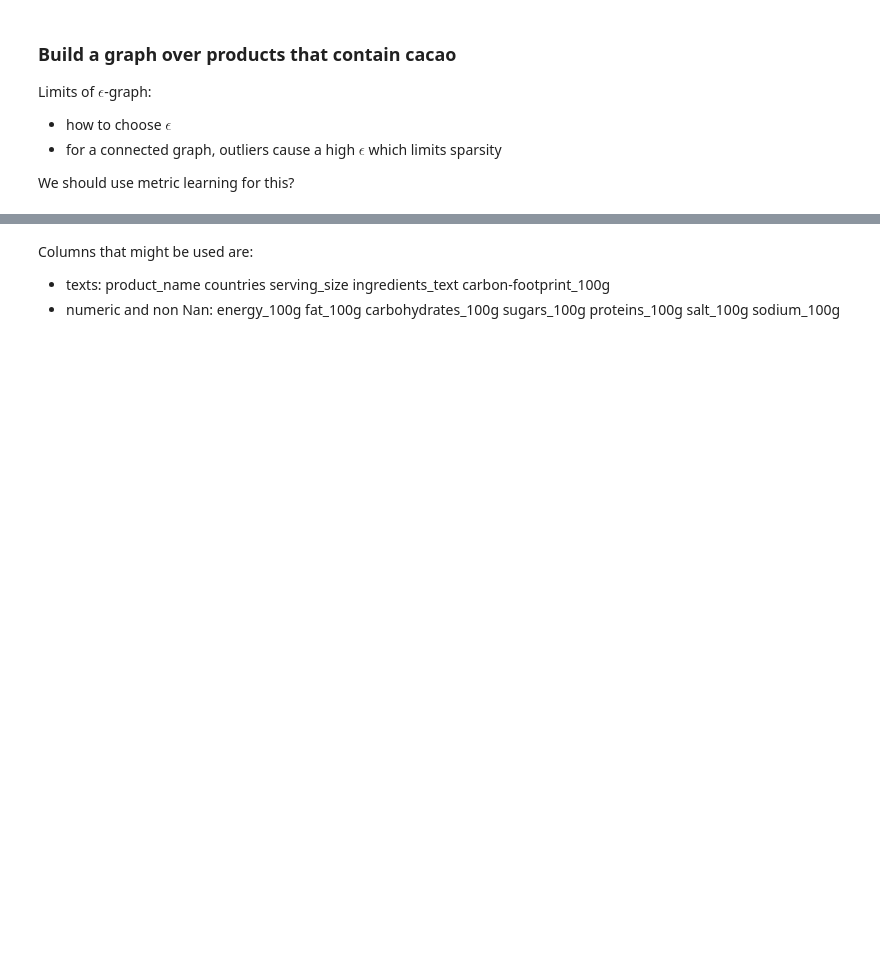
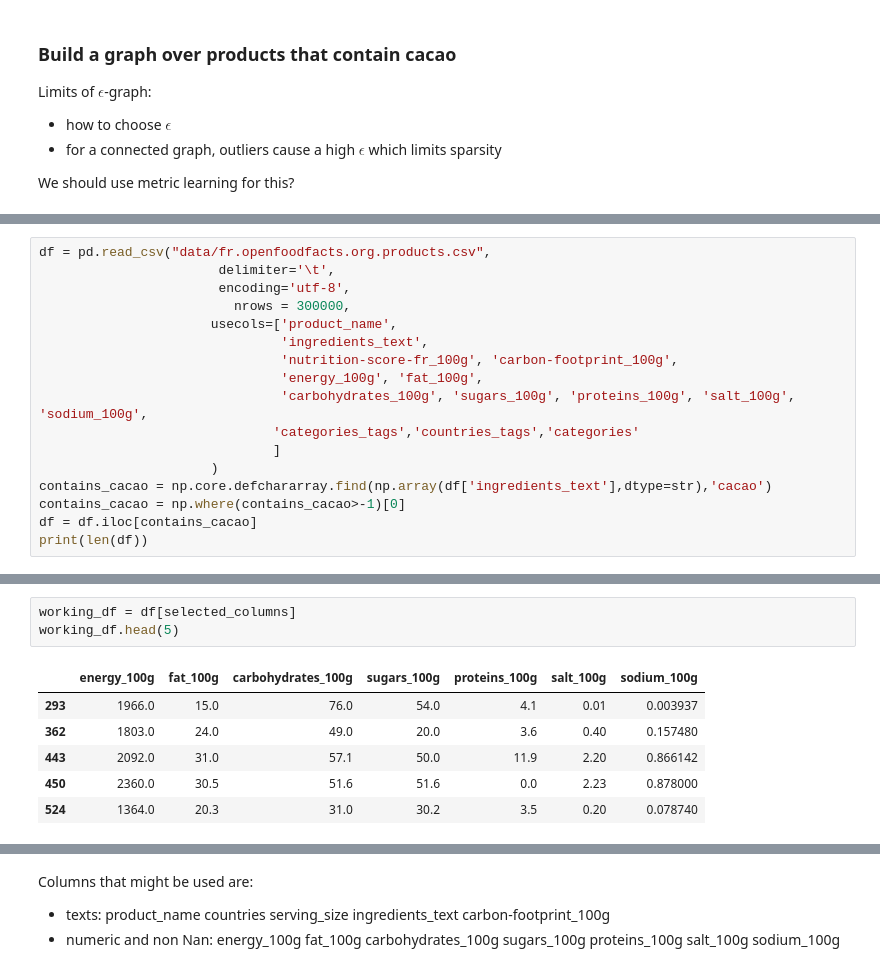
Before and after one commit to lgerrets/graphsml18-openfoodfacts, a Jupyter notebook: off-graphs.ipynb, the cells around one changed output, grey strips where cells are left out. Cells and saved outputs as stored; diff of their text form; blank space fills up the shorter version.

```diff
--- a/off-graphs.ipynb
+++ b/off-graphs.ipynb
@@ -215,0 +206,17 @@ IndexError: index 0 is out of bounds for axis 0 with size 0
+# %%
+df = pd.read_csv("data/fr.openfoodfacts.org.products.csv",
+                       delimiter='\t',
+                       encoding='utf-8',
+                         nrows = 300000,
+                      usecols=['product_name',
+                               'ingredients_text',
+                               'nutrition-score-fr_100g', 'carbon-footprint_100g',
+                               'energy_100g', 'fat_100g',
+                               'carbohydrates_100g', 'sugars_100g', 'proteins_100g', 'salt_100g', 'sodium_100g',
+                              'categories_tags','countries_tags','categories'
+                              ]
+                      )
+contains_cacao = np.core.defchararray.find(np.array(df['ingredients_text'],dtype=str),'cacao')
+contains_cacao = np.where(contains_cacao>-1)[0]
+df = df.iloc[contains_cacao]
+print(len(df))
@@ -215,0 +236,10 @@ IndexError: index 0 is out of bounds for axis 0 with size 0
+# %%
+working_df = df[selected_columns]
+working_df.head(5)
+# %% [output]
+|  | energy_100g | fat_100g | carbohydrates_100g | sugars_100g | proteins_100g | salt_100g | sodium_100g |
+| 293 | 1966.0 | 15.0 | 76.0 | 54.0 | 4.1 | 0.01 | 0.003937 |
+| 362 | 1803.0 | 24.0 | 49.0 | 20.0 | 3.6 | 0.40 | 0.157480 |
+| 443 | 2092.0 | 31.0 | 57.1 | 50.0 | 11.9 | 2.20 | 0.866142 |
+| 450 | 2360.0 | 30.5 | 51.6 | 51.6 | 0.0 | 2.23 | 0.878000 |
+| 524 | 1364.0 | 20.3 | 31.0 | 30.2 | 3.5 | 0.20 | 0.078740 |
```
Also changed, not shown: parts of 24 cells of this notebook, 3 other files.
